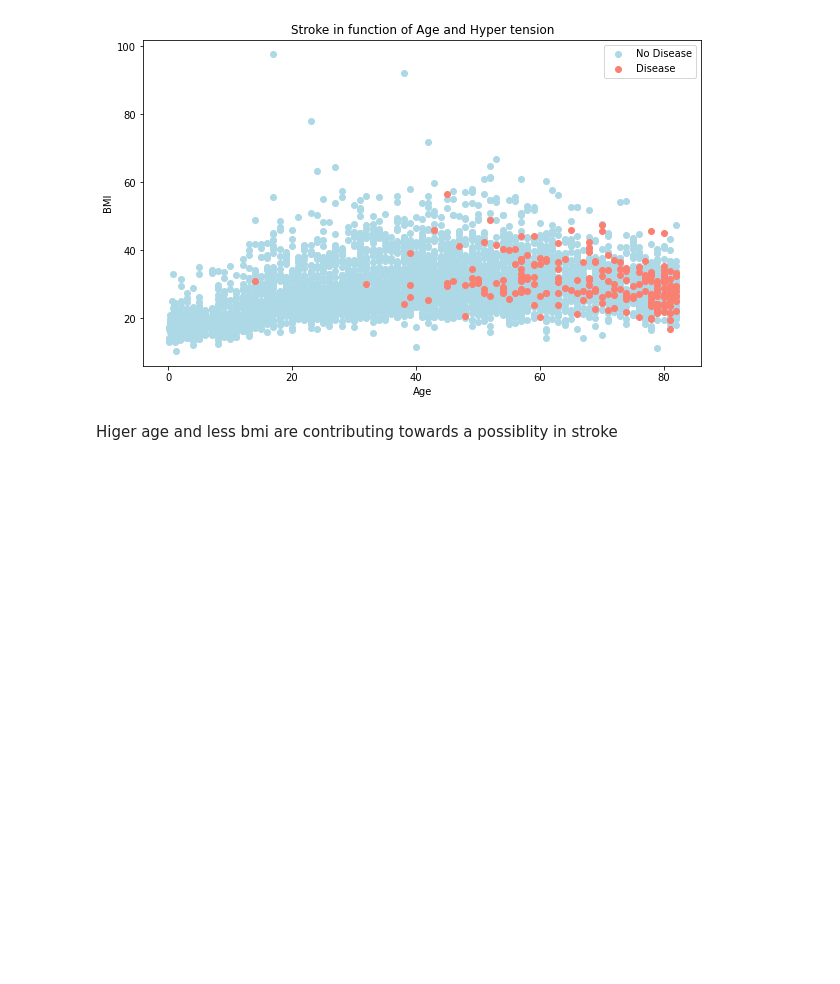
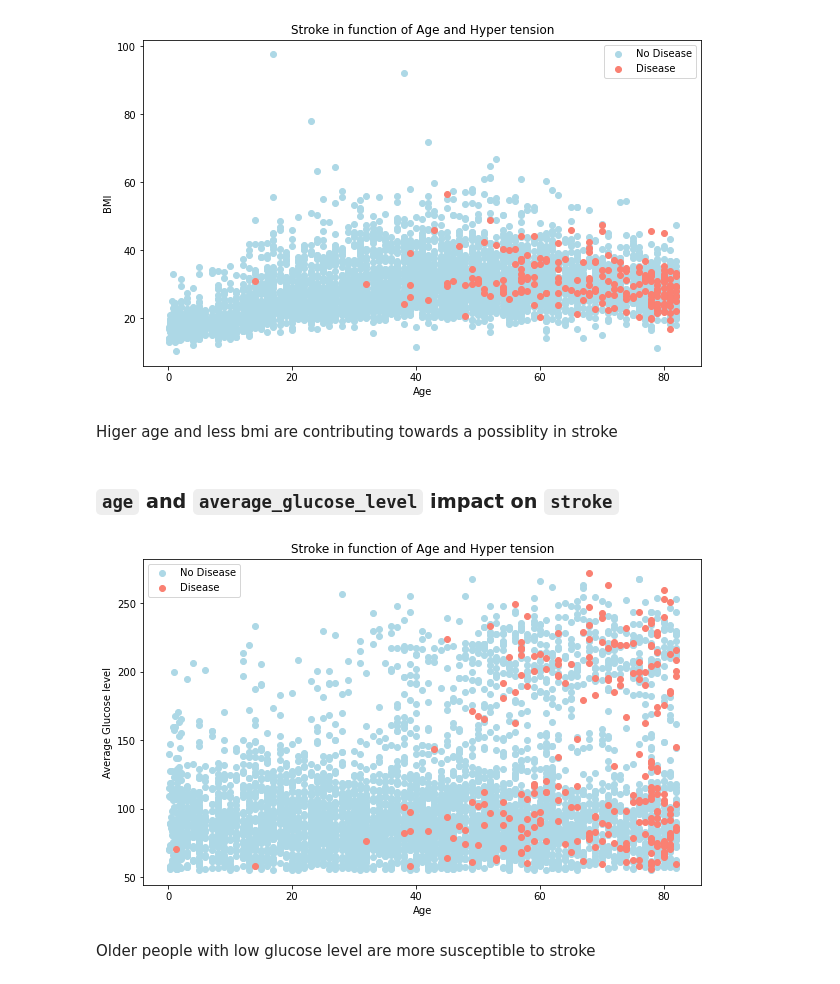
Before and after one commit to JpChii/ML-Projects, a Jupyter notebook: end-to-end-stroke-prediction.ipynb, the cells around one changed output. Saved outputs shown, nothing was run; the diff lists cells and outputs as text; code cells hidden in the pictures; blank space fills up the shorter version.

```diff
--- a/end-to-end-stroke-prediction.ipynb
+++ b/end-to-end-stroke-prediction.ipynb
@@ -267,3 +272,28 @@ plt.ylabel("BMI");
 [figure]
 # %% [markdown]
 Higer age and less bmi are contributing towards a possiblity in stroke
+# %% [markdown]
+### `age` and `average_glucose_level` impact on `stroke`
+# %%
+# Create another figure
+plt.figure(figsize=(10,6))
+
+# Start with positve examples
+plt.scatter(df.age[df.stroke==0],
+            df.avg_glucose_level[df.stroke==0],
+            c="lightblue") # define it as a scatter figure
+
+# Now for negative examples, we want them on the same plot, so we call plt again
+plt.scatter(df.age[df.stroke==1],
+            df.avg_glucose_level[df.stroke==1],
+            c="salmon") # axis always come as (x, y)
+
+# Add some helpful info
+plt.title("Stroke in function of Age and Hyper tension")
+plt.xlabel("Age")
+plt.legend(["No Disease", "Disease"])
+plt.ylabel("Average Glucose level");
+# %% [output]
+[figure, added]
+# %% [markdown]
+Older people with low glucose level are more susceptible to stroke
```
Also changed, not shown: parts of 61 cells of this notebook, 29 other files.
